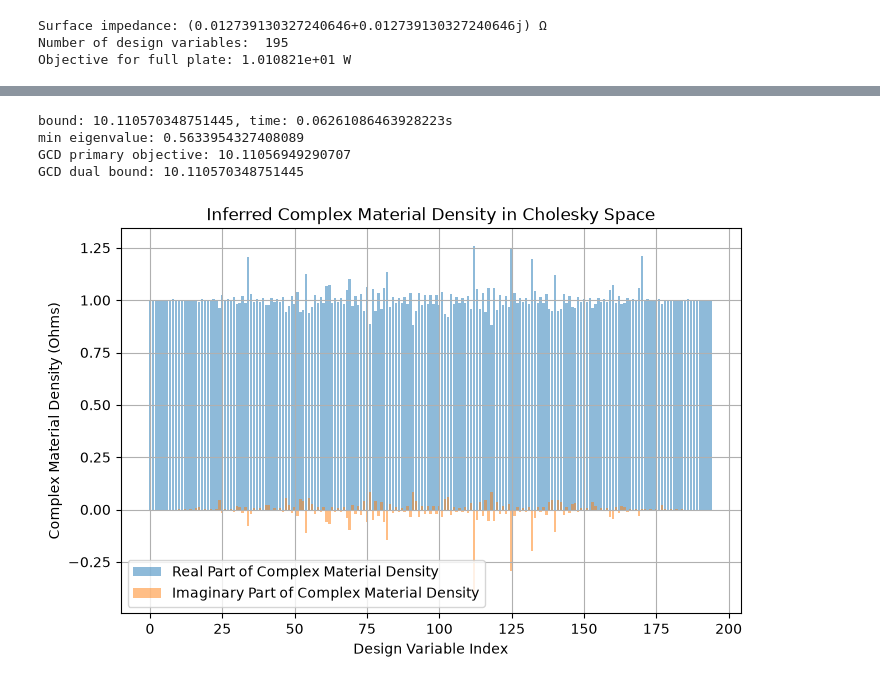
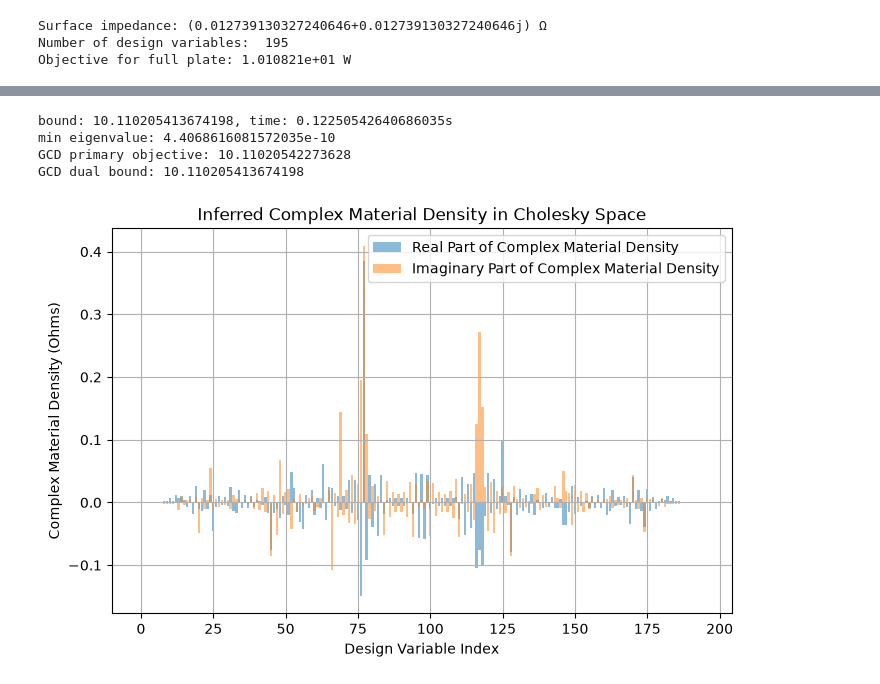
Before and after one commit to liskaja8/dolphindes, a Jupyter notebook: examples/limits/antenna_limits_background.ipynb, the cells around one changed output, grey strips where cells are left out. Drawn from its saved outputs; the diff is of its cells as text; code cells hidden in the pictures.

```diff
--- a/examples/limits/antenna_limits_background.ipynb
+++ b/examples/limits/antenna_limits_background.ipynb
@@ -40,7 +40,7 @@ Zs = (1 + 1j) / (copper_conductivity * delta)
 print(f"Surface impedance: {Zs} Ω")
 
 # Load matrices from text files
-Lmat = np.loadtxt(r"Lmat_matrix.txt", delimiter=',') # lossy matrix
+Lmat = np.loadtxt(r"Lmat_dipole.txt", delimiter=',') # lossy matrix
 
 Ndes = Lmat.shape[0] # number of design variables
 print("Number of design variables: ", Ndes)
@@ -54,13 +54,13 @@ def Msym(M):
 def Mchol(M):
     return(Msym(LcholInv.conj().T @ M @ LcholInv))
 
-R0 = np.loadtxt(r"R0_matrix.txt", delimiter=',') # radiated power matrix
+R0 = np.loadtxt(r"R0_dipole.txt", delimiter=',') # radiated power matrix
 R0 = Mchol(R0)
 
-X0 = np.loadtxt(r"X0_matrix.txt", delimiter=',') # reactive power matrix
+X0 = np.loadtxt(r"X0_dipole.txt", delimiter=',') # reactive power matrix
 X0 = Mchol(X0)
 
-Vinc = np.loadtxt(r"V_vector.txt", delimiter=',') # voltage excitation vector
+Vinc = np.loadtxt(r"V_dipole.txt", delimiter=',') # voltage excitation vector
 Vinc = E0*Vinc
 def Vchol(v):
     return(LcholInv.conj().T @ Vinc)
@@ -276,38 +315,38 @@ totalA = gcd_QCQP._get_total_A(lags)
 eigenvals, eigenvecs = np.linalg.eig(totalA)
 print(f"min eigenvalue: {np.min(np.real(eigenvals))}")
 
-Ivec= gcd_QCQP.current_xstar
+dIvec = gcd_QCQP.current_xstar # design current
+Ivec = dItoI(dIvec) # physical current
 
 primar_obj = evalObj(Ivec)
 print(f"GCD primary objective: {primar_obj}")
 print(f"GCD dual bound: {gcd_QCQP.current_dual}")
 # %% [output]
-bound: 10.110570348751445, time: 0.06261086463928223s
-min eigenvalue: 0.5633954327408089
-GCD primary objective: 10.11056949290707
-GCD dual bound: 10.110570348751445
+bound: 10.110205413674198, time: 0.12250542640686035s
+min eigenvalue: 4.4068616081572035e-10
+GCD primary objective: 10.11020542273628
+GCD dual bound: 10.110205413674198
 # %%
-Vopt = Ztot @ Ivec
-Vinf = Vinc - Vopt
+Vopt = Vinc - Z0 @ Ivec # total voltage
 
-sigmaInf = Ivec/Vinf
+sigmaInf = dIvec/Vopt # design admittance
 sigmaFull = 1/Zs
 
-complexMaterialDensity = 1 + sigmaInf/sigmaFull
+complexMaterialDensity = np.diag(Za)/Zs + sigmaInf/sigmaFull # background density + design density (= Zs I / Vopt)
 
 # bar plot with real and imaginary parts of Zinf for Ndes design variables
 import matplotlib.pyplot as plt
 plt.figure(figsize=(8, 5))
 plt.bar(np.arange(Ndes), np.real(complexMaterialDensity), alpha=0.5, label='Real Part of Complex Material Density')
 plt.bar(np.arange(Ndes), np.imag(complexMaterialDensity), alpha=0.5, label='Imaginary Part of Complex Material Density')
 plt.xlabel('Design Variable Index')
 plt.ylabel('Complex Material Density (Ohms)')
 plt.title('Inferred Complex Material Density in Cholesky Space')
 plt.legend()
 plt.grid(True)
 plt.show()
 # %% [output]
-[figure, old version]
+[figure, new version]
 # %%
 # limit material density to be postive real [0,1]
 material_density = np.clip(np.real(complexMaterialDensity), 0, 1)
```
Also changed, not shown: parts of 5 cells of this notebook, 34 other files.
